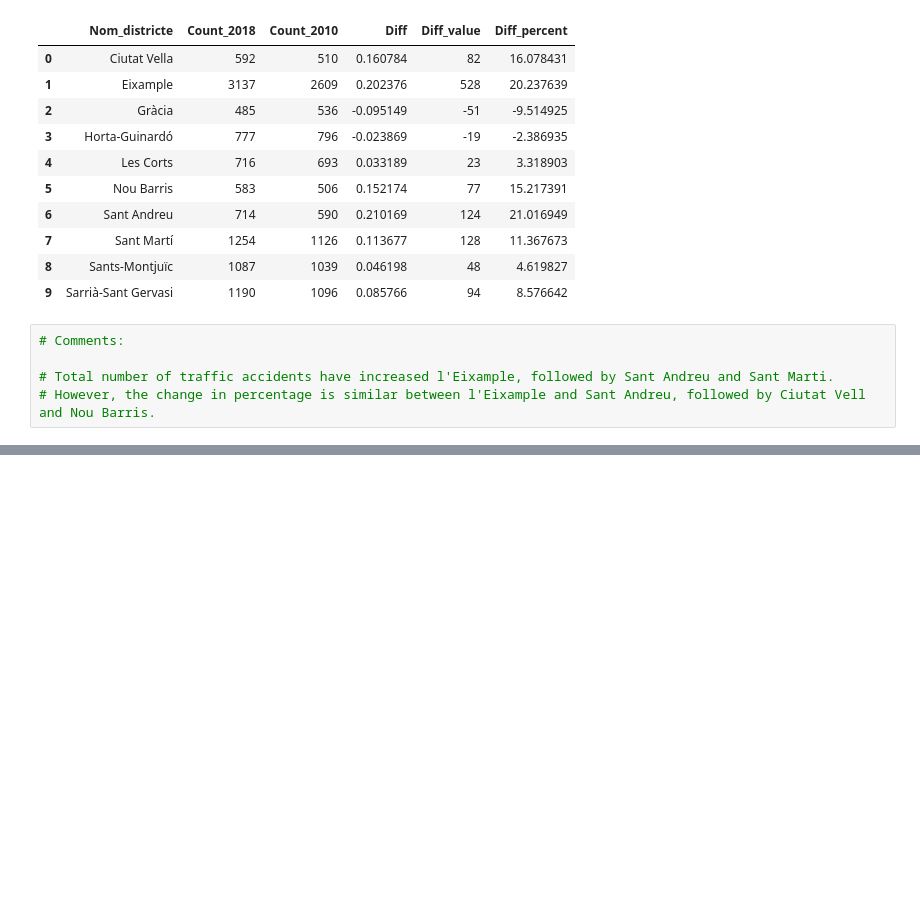
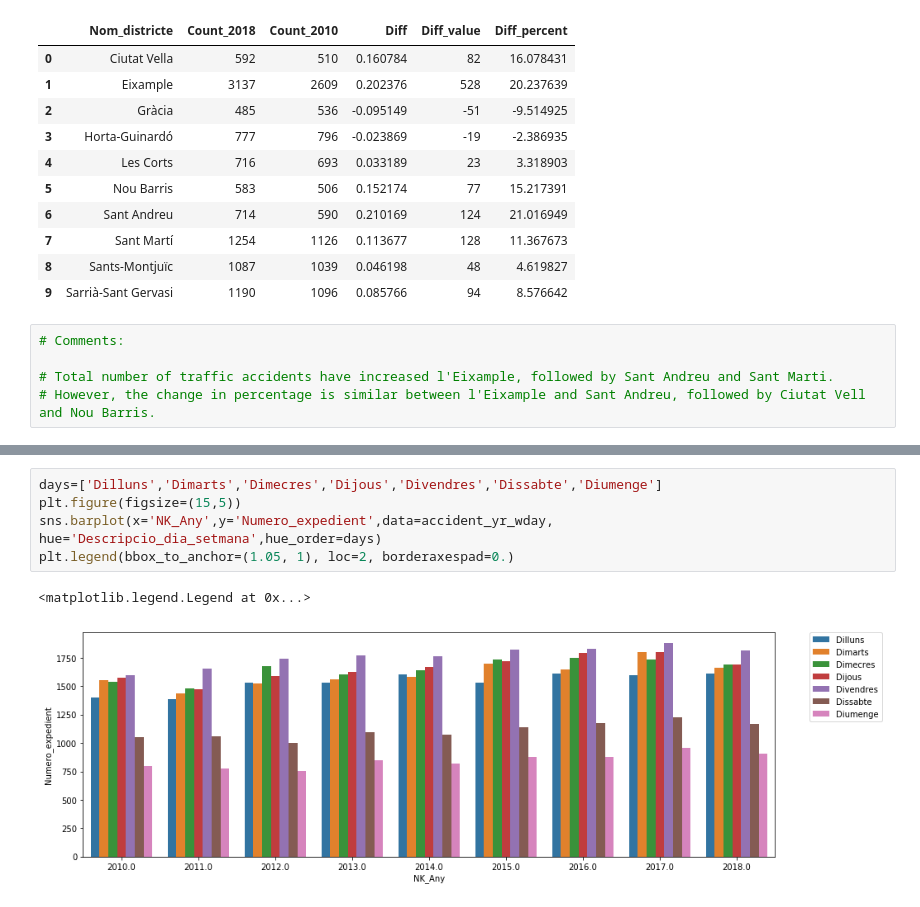
Before and after one commit to roger-roig/your-own-project, a Jupyter notebook: project_roger_2.ipynb, the cells around one changed output, grey strips where cells are left out. Saved outputs shown, nothing was run; the diff lists cells and outputs as text; blank space fills up the shorter version.

Commit message:
advanced on data analysis

```diff
--- a/project_roger_2.ipynb
+++ b/project_roger_2.ipynb
@@ -150,0 +240,8 @@ typ_yr_dist_diffs
+# %%
+days=['Dilluns','Dimarts','Dimecres','Dijous','Divendres','Dissabte','Diumenge']
+plt.figure(figsize=(15,5))
+sns.barplot(x='NK_Any',y='Numero_expedient',data=accident_yr_wday, hue='Descripcio_dia_setmana',hue_order=days)
+plt.legend(bbox_to_anchor=(1.05, 1), loc=2, borderaxespad=0.)
+# %% [output]
+<matplotlib.legend.Legend at 0x...>
+[figure, added]
```
Also changed, not shown: parts of 37 cells of this notebook.
